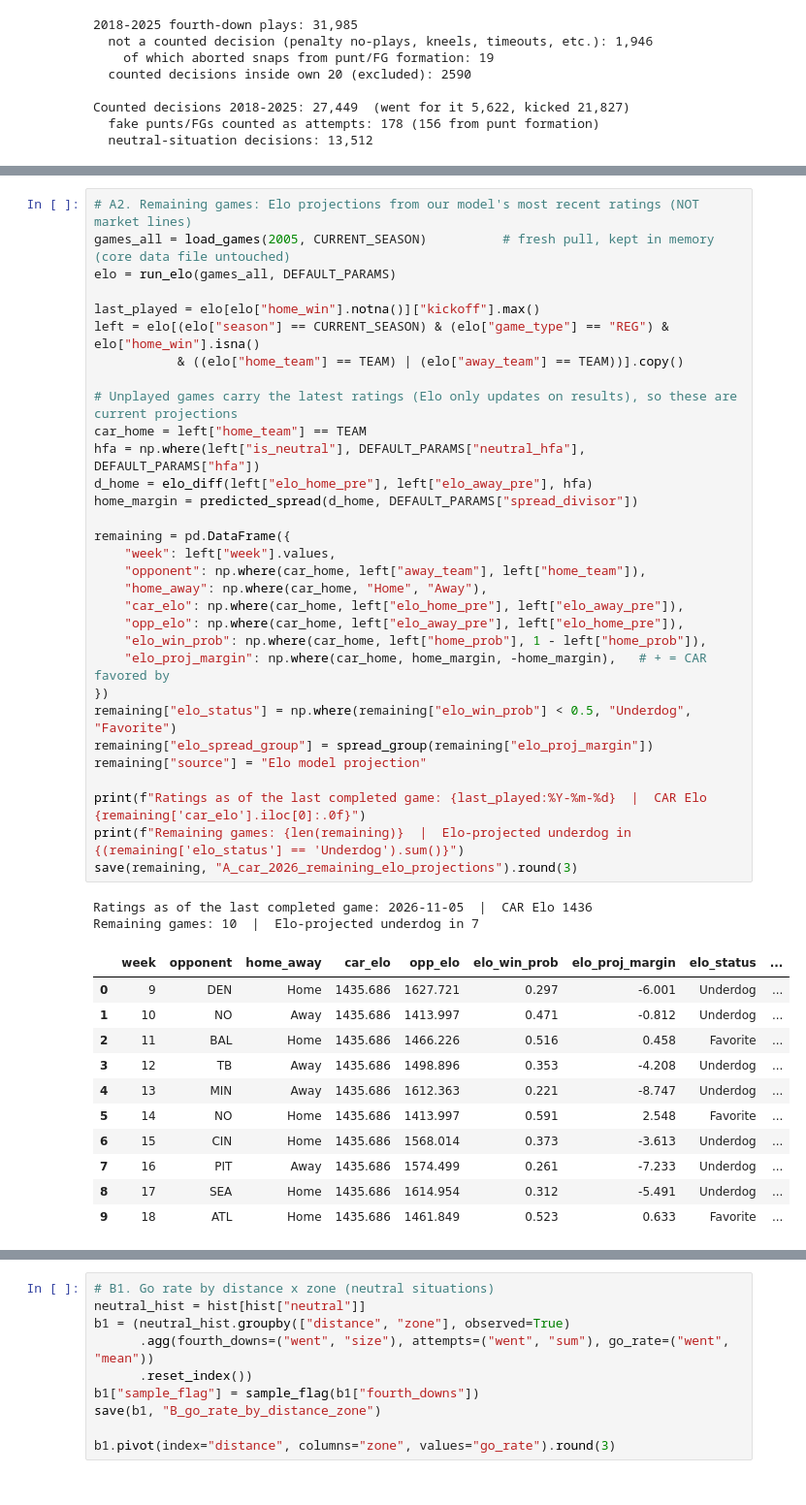
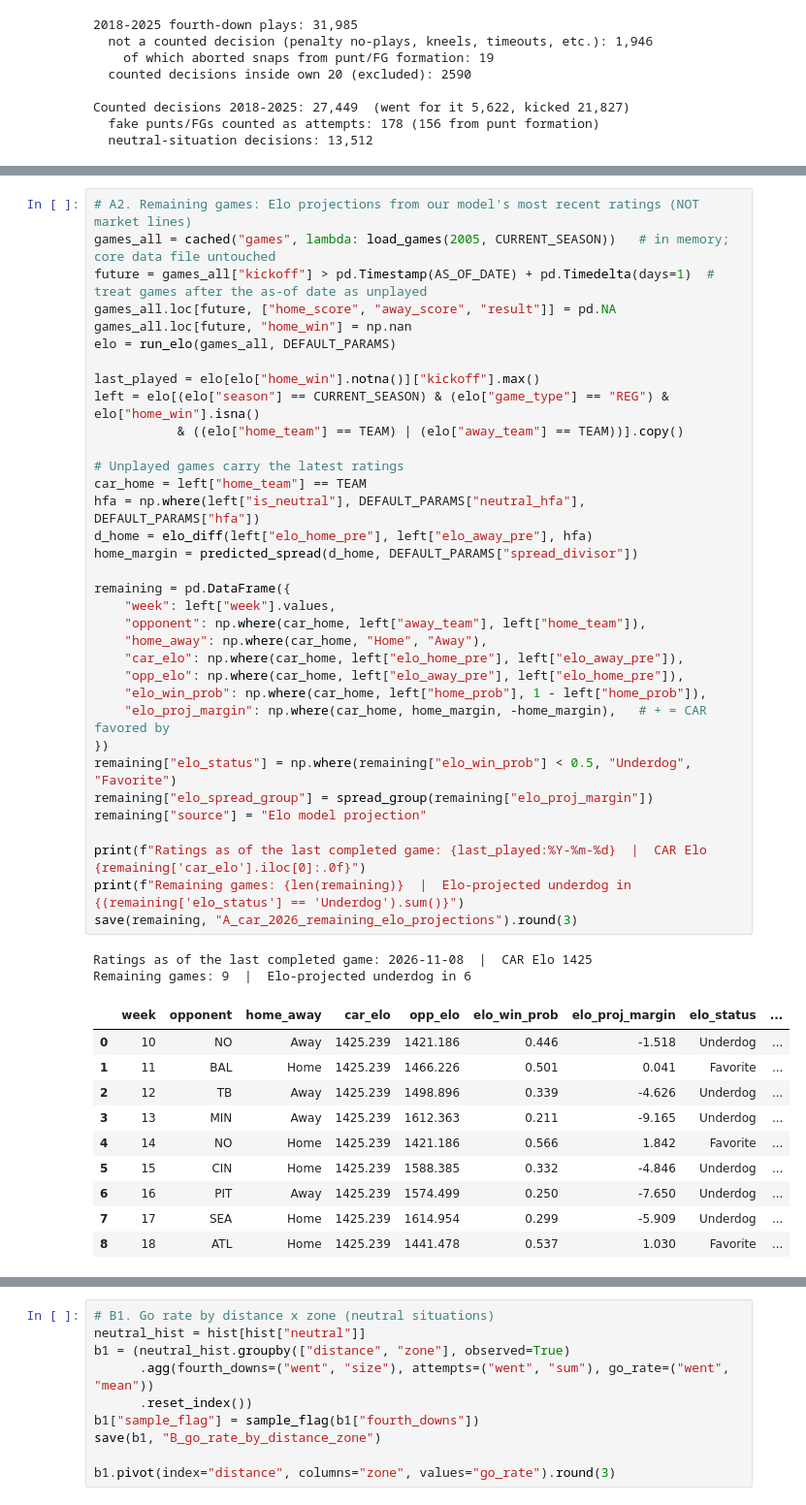
Before and after one commit to grant-jones1/NFL-model, a Jupyter notebook: analytical_summaries/02_fourth_down_underdog_hc/fourth_down_underdog_analysis.ipynb, the cells around one changed output, grey strips where cells are left out. Shown at 97% size. Saved outputs shown, nothing was run; the diff lists cells and outputs as text.

```diff
--- a/analytical_summaries/02_fourth_down_underdog_hc/fourth_down_underdog_analysis.ipynb
+++ b/analytical_summaries/02_fourth_down_underdog_hc/fourth_down_underdog_analysis.ipynb
@@ -224,48 +229,50 @@ Market underdog in 3 of 7 games played
 # %%
 # A2. Remaining games: Elo projections from our model's most recent ratings (NOT market lines)
-games_all = load_games(2005, CURRENT_SEASON)          # fresh pull, kept in memory (core data file untouched)
+games_all = cached("games", lambda: load_games(2005, CURRENT_SEASON))   # in memory; core data file untouched
+future = games_all["kickoff"] > pd.Timestamp(AS_OF_DATE) + pd.Timedelta(days=1)  # treat games after the as-of date as unplayed
+games_all.loc[future, ["home_score", "away_score", "result"]] = pd.NA
+games_all.loc[future, "home_win"] = np.nan
 elo = run_elo(games_all, DEFAULT_PARAMS)
 
 last_played = elo[elo["home_win"].notna()]["kickoff"].max()
 left = elo[(elo["season"] == CURRENT_SEASON) & (elo["game_type"] == "REG") & elo["home_win"].isna()
            & ((elo["home_team"] == TEAM) | (elo["away_team"] == TEAM))].copy()
 
-# Unplayed games carry the latest ratings (Elo only updates on results), so these are current projections
+# Unplayed games carry the latest ratings
 car_home = left["home_team"] == TEAM
 hfa = np.where(left["is_neutral"], DEFAULT_PARAMS["neutral_hfa"], DEFAULT_PARAMS["hfa"])
 d_home = elo_diff(left["elo_home_pre"], left["elo_away_pre"], hfa)
 home_margin = predicted_spread(d_home, DEFAULT_PARAMS["spread_divisor"])
 
 remaining = pd.DataFrame({
     "week": left["week"].values,
     "opponent": np.where(car_home, left["away_team"], left["home_team"]),
     "home_away": np.where(car_home, "Home", "Away"),
     "car_elo": np.where(car_home, left["elo_home_pre"], left["elo_away_pre"]),
     "opp_elo": np.where(car_home, left["elo_away_pre"], left["elo_home_pre"]),
     "elo_win_prob": np.where(car_home, left["home_prob"], 1 - left["home_prob"]),
     "elo_proj_margin": np.where(car_home, home_margin, -home_margin),   # + = CAR favored by
 })
 remaining["elo_status"] = np.where(remaining["elo_win_prob"] < 0.5, "Underdog", "Favorite")
 remaining["elo_spread_group"] = spread_group(remaining["elo_proj_margin"])
 remaining["source"] = "Elo model projection"
 
 print(f"Ratings as of the last completed game: {last_played:%Y-%m-%d}  |  CAR Elo {remaining['car_elo'].iloc[0]:.0f}")
 print(f"Remaining games: {len(remaining)}  |  Elo-projected underdog in {(remaining['elo_status'] == 'Underdog').sum()}")
 save(remaining, "A_car_2026_remaining_elo_projections").round(3)
 # %% [output]
-Ratings as of the last completed game: 2026-11-05  |  CAR Elo 1436
-Remaining games: 10  |  Elo-projected underdog in 7
+Ratings as of the last completed game: 2026-11-08  |  CAR Elo 1425
+Remaining games: 9  |  Elo-projected underdog in 6
 |  | week | opponent | home_away | car_elo | opp_elo | elo_win_prob | elo_proj_margin | elo_status | ... |
-| 0 | 9 | DEN | Home | 1435.686 | 1627.721 | 0.297 | -6.001 | Underdog | ... |
-| 1 | 10 | NO | Away | 1435.686 | 1413.997 | 0.471 | -0.812 | Underdog | ... |
-| 2 | 11 | BAL | Home | 1435.686 | 1466.226 | 0.516 | 0.458 | Favorite | ... |
-| 3 | 12 | TB | Away | 1435.686 | 1498.896 | 0.353 | -4.208 | Underdog | ... |
-| 4 | 13 | MIN | Away | 1435.686 | 1612.363 | 0.221 | -8.747 | Underdog | ... |
-| 5 | 14 | NO | Home | 1435.686 | 1413.997 | 0.591 | 2.548 | Favorite | ... |
-| 6 | 15 | CIN | Home | 1435.686 | 1568.014 | 0.373 | -3.613 | Underdog | ... |
-| 7 | 16 | PIT | Away | 1435.686 | 1574.499 | 0.261 | -7.233 | Underdog | ... |
-| 8 | 17 | SEA | Home | 1435.686 | 1614.954 | 0.312 | -5.491 | Underdog | ... |
-| 9 | 18 | ATL | Home | 1435.686 | 1461.849 | 0.523 | 0.633 | Favorite | ... |
+| 0 | 10 | NO | Away | 1425.239 | 1421.186 | 0.446 | -1.518 | Underdog | ... |
+| 1 | 11 | BAL | Home | 1425.239 | 1466.226 | 0.501 | 0.041 | Favorite | ... |
+| 2 | 12 | TB | Away | 1425.239 | 1498.896 | 0.339 | -4.626 | Underdog | ... |
+| 3 | 13 | MIN | Away | 1425.239 | 1612.363 | 0.211 | -9.165 | Underdog | ... |
+| 4 | 14 | NO | Home | 1425.239 | 1421.186 | 0.566 | 1.842 | Favorite | ... |
+| 5 | 15 | CIN | Home | 1425.239 | 1588.385 | 0.332 | -4.846 | Underdog | ... |
+| 6 | 16 | PIT | Away | 1425.239 | 1574.499 | 0.250 | -7.650 | Underdog | ... |
+| 7 | 17 | SEA | Home | 1425.239 | 1614.954 | 0.299 | -5.909 | Underdog | ... |
+| 8 | 18 | ATL | Home | 1425.239 | 1441.478 | 0.537 | 1.030 | Favorite | ... |
 # %%
 # A3. Panthers' 2026 fourth downs vs the 2026 league
 def fourth_down_profile(df):
```
Also changed, not shown: parts of 45 cells of this notebook, 23 other files.
